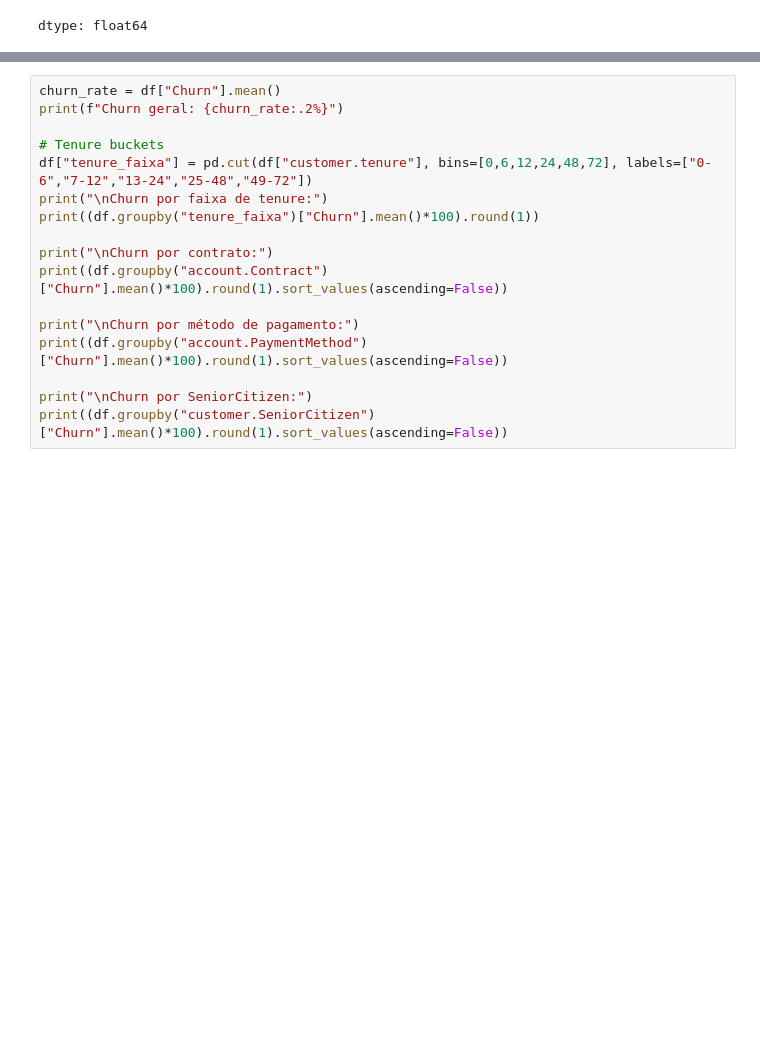
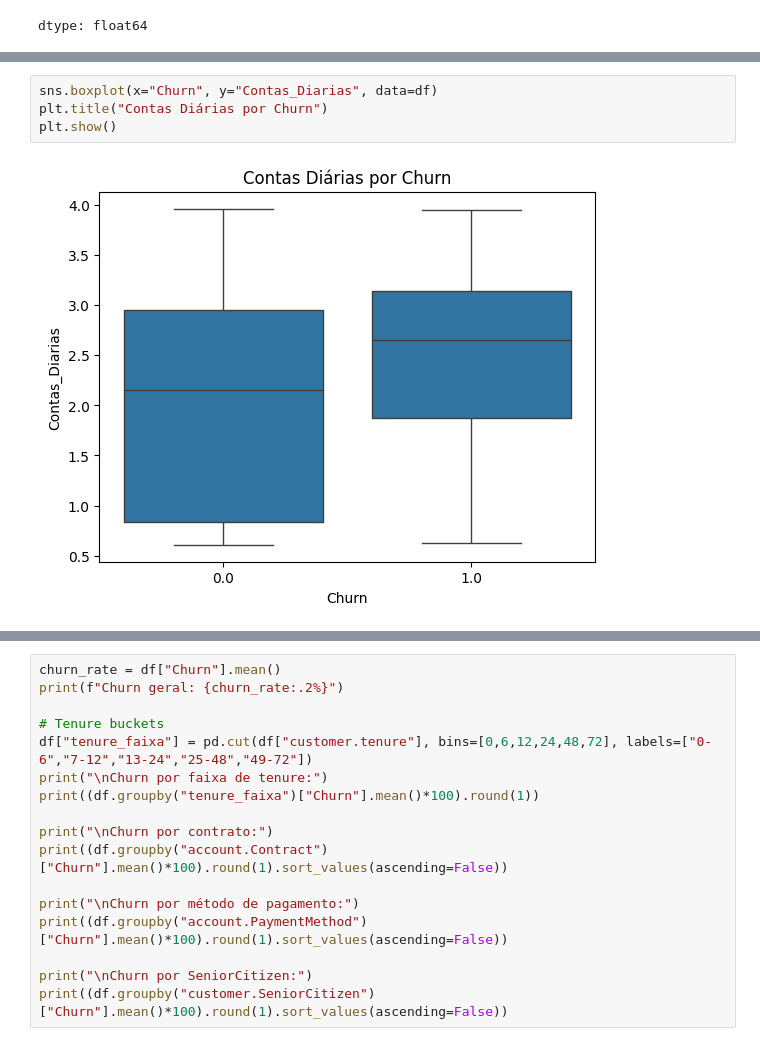
Before and after one commit to rafernandes20/challenge-alura-telecomX, a Jupyter notebook: Alura_Challenge_Telecom_X.ipynb, the cells around one changed output, grey strips where cells are left out. Saved outputs shown, nothing was run; the diff lists cells and outputs as text; blank space fills up the shorter version.

```diff
--- a/Alura_Challenge_Telecom_X.ipynb
+++ b/Alura_Challenge_Telecom_X.ipynb
@@ -481,0 +504,6 @@ dtype: float64
+# %%
+sns.boxplot(x="Churn", y="Contas_Diarias", data=df)
+plt.title("Contas Diárias por Churn")
+plt.show()
+# %% [output]
+[figure, added]
```
Also changed, not shown: parts of 7 cells of this notebook.
